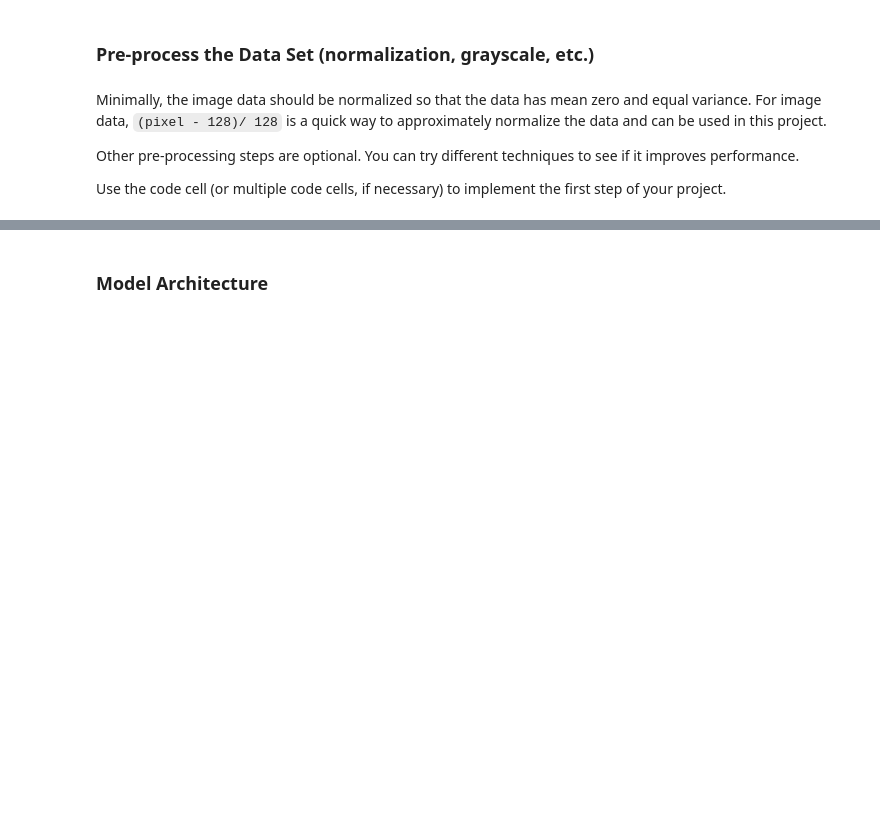
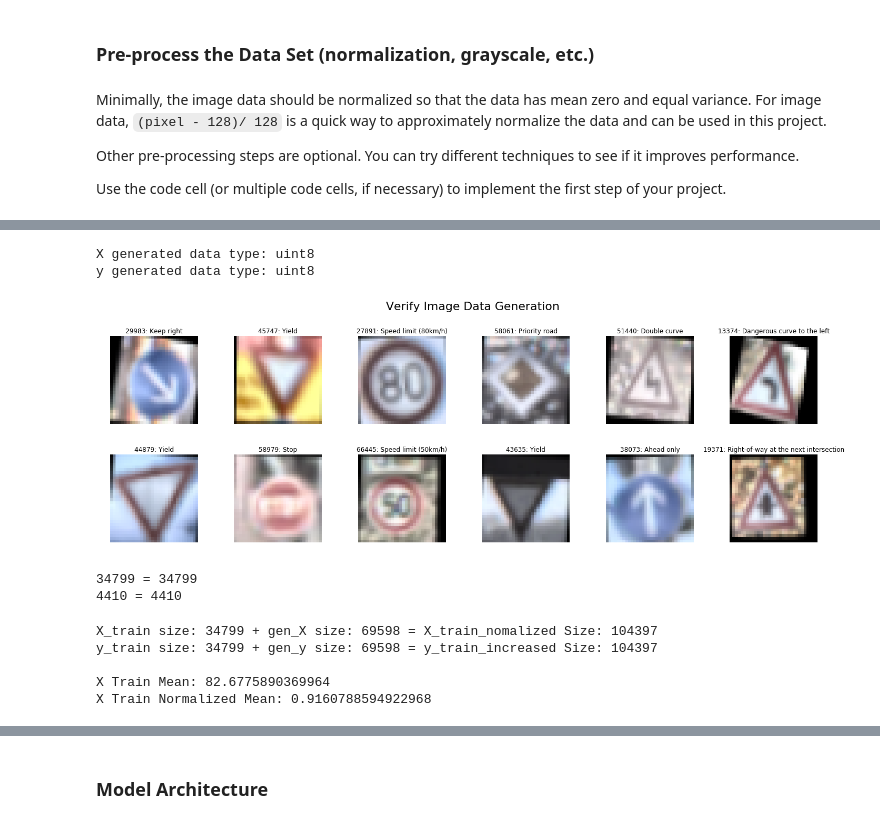
Before and after one commit to todddangerfarr/sdcnd_p2_traffic_sign_classifier, a Jupyter notebook: Traffic_Sign_Classifier.ipynb, the cells around one changed output, grey strips where cells are left out. Saved outputs shown, nothing was run; the diff lists cells and outputs as text; code cells hidden in the pictures; blank space fills up the shorter version.

```diff
--- a/Traffic_Sign_Classifier.ipynb
+++ b/Traffic_Sign_Classifier.ipynb
@@ -225,0 +349,61 @@ axes[2].imshow(scale(test))
+# %%
+# Check generated Data
+random_indexes = np.random.choice(range(len(gen_X)), 12)
+print('X generated data type: {}'.format(gen_X[random_indexes[1]].dtype))
+print('y generated data type: {}'.format(gen_y[random_indexes[1]].dtype))
+
+f, axes = plt.subplots(2, 6)
+f.set_size_inches(20, 7)
+x, y = [0, 0]
+
+for i in random_indexes:
+    axes[y, x].imshow(gen_X[i])
+    axes[y, x].set_title("{}: {}".format(i, sign_names_df.iloc[gen_y[i]]['SignName']))
+    axes[y, x].axis('off')
+
+    if x < 5:
+        x += 1
+    else:
+        y += 1
+        x = 0
+
+plt.suptitle('Verify Image Data Generation', fontsize=22)
+plt.tight_layout()
+plt.subplots_adjust(top=0.88)
+plt.show()
+# %% [output]
+X generated data type: uint8
+y generated data type: uint8
+[figure, added]
+# %%
+# pre-process original images
+X_train_proccessed = [hist_equalization(X_train[i]) for i in range(len(X_train))]
+X_valid_proccessed = [hist_equalization(X_valid[i]) for i in range(len(X_valid))]
+
+print(len(X_train_proccessed), '=', len(X_train))
+print(len(X_valid_proccessed), '=', len(X_valid))
+# %% [output]
+34799 = 34799
+4410 = 4410
+# %%
+# add gen_X and gen_Y to the training set
+X_train_increased = np.concatenate((X_train_proccessed, gen_X))
+y_train_increased = np.concatenate((y_train, gen_y))
+
+# normalize the train images
+X_train_normalized = normalize(X_train_increased)
+
+# verify data creation & normalization
+print('X_train size: {} + gen_X size: {} = X_train_nomalized Size: {}'.format(
+      len(X_train), len(gen_X), len(X_train_normalized)))
+print('y_train size: {} + gen_y size: {} = y_train_increased Size: {}'.format(
+      len(y_train), len(gen_y), len(y_train_increased)))
+print()
+print("X Train Mean: {}".format(np.mean(X_train)))
+print("X Train Normalized Mean: {}".format(np.mean(X_train_normalized)))
+# %% [output]
+X_train size: 34799 + gen_X size: 69598 = X_train_nomalized Size: 104397
+y_train size: 34799 + gen_y size: 69598 = y_train_increased Size: 104397
+
+X Train Mean: 82.6775890369964
+X Train Normalized Mean: 0.9160788594922968
```
Also changed, not shown: parts of 19 cells of this notebook, 13 other files.
